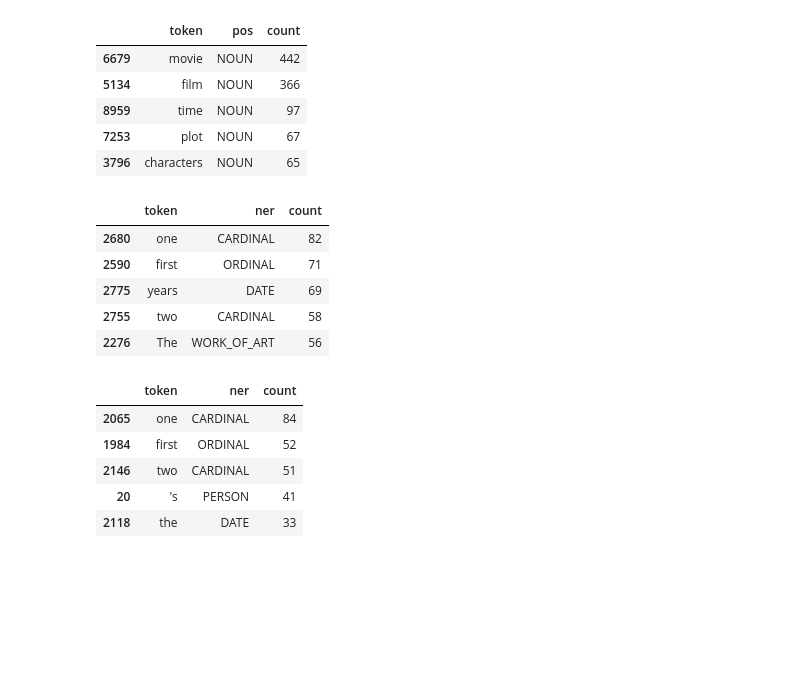
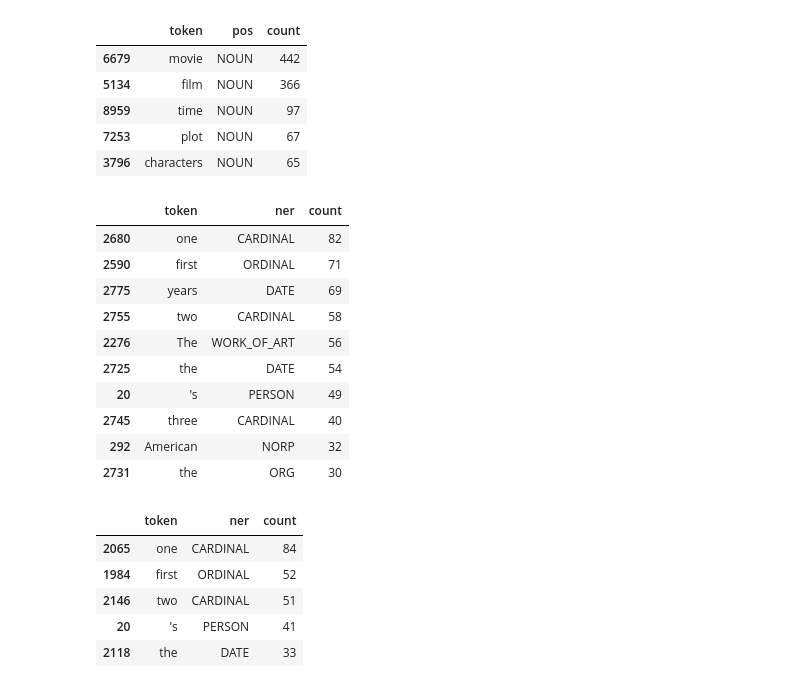
Before and after one commit to wanderer878/jupyter, a Jupyter notebook: imdb_movie_reviews_model.ipynb, the cells around one changed output. Saved outputs shown, nothing was run; the diff lists cells and outputs as text; code cells hidden in the pictures; blank space fills up the shorter version.

```diff
--- a/imdb_movie_reviews_model.ipynb
+++ b/imdb_movie_reviews_model.ipynb
@@ -169,14 +175,19 @@ negative_noun_table.head()
 # %%
 positive_ner_table = pos_table[pos_table.ner != '']
 positive_ner_table = positive_ner_table.groupby(['token', 'ner']).size().reset_index(name='count').sort_values(by='count', ascending= False)
-positive_ner_table.head()
+positive_ner_table.head(10)
 # %% [output]
 |  | token | ner | count |
 | 2680 | one | CARDINAL | 82 |
 | 2590 | first | ORDINAL | 71 |
 | 2775 | years | DATE | 69 |
 | 2755 | two | CARDINAL | 58 |
 | 2276 | The | WORK_OF_ART | 56 |
+| 2725 | the | DATE | 54 |
+| 20 | 's | PERSON | 49 |
+| 2745 | three | CARDINAL | 40 |
+| 292 | American | NORP | 32 |
+| 2731 | the | ORG | 30 |
 # %%
 negative_ner_table = neg_table[neg_table.ner != '']
 negative_ner_table = negative_ner_table.groupby(['token', 'ner']).size().reset_index(name='count').sort_values(by='count', ascending= False)
```
Also changed, not shown: parts of 8 cells of this notebook.
